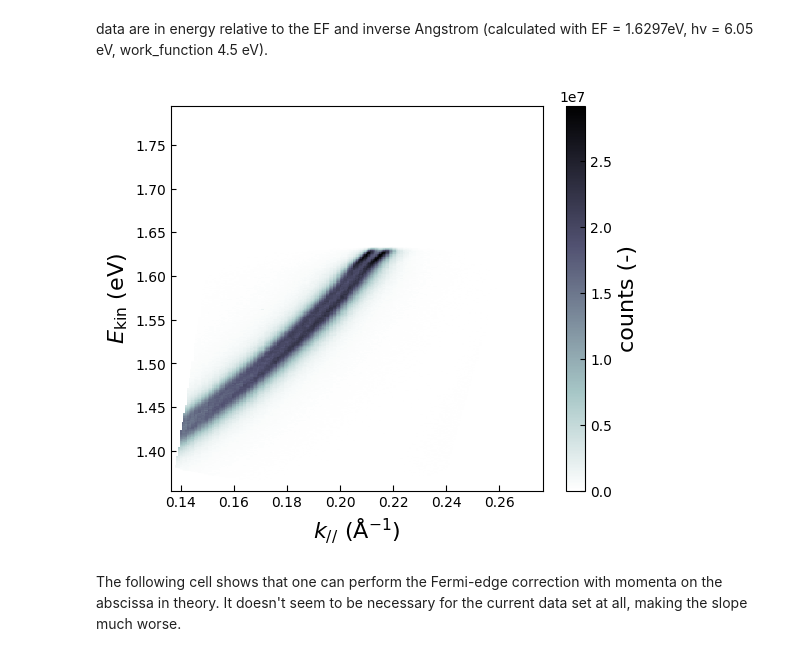
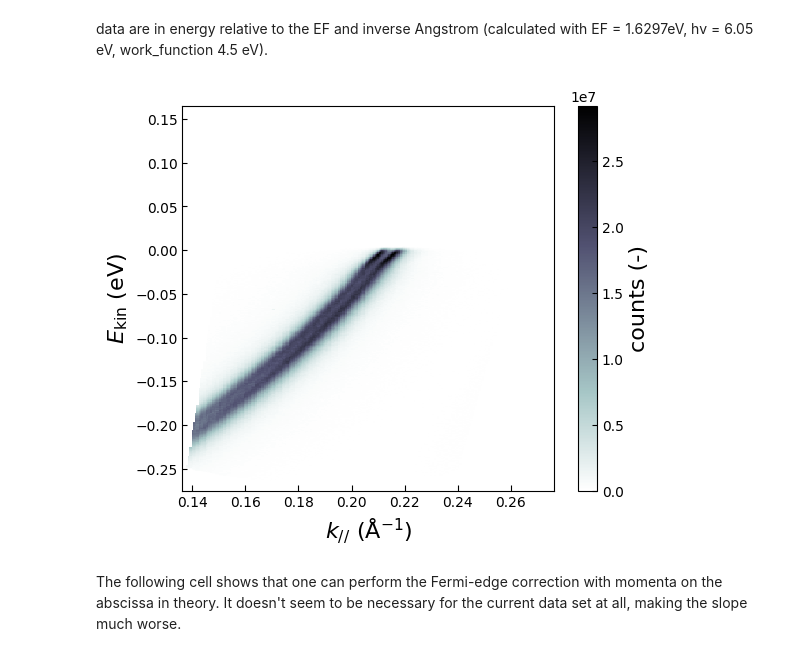
Before and after one commit to xARPES/xARPES, a Jupyter notebook: doc/notebooks/cu_111.ipynb, the cells around one changed output. Saved outputs shown, nothing was run; the diff lists cells and outputs as text; code cells hidden in the pictures.

```diff
--- a/doc/notebooks/cu_111.ipynb
+++ b/doc/notebooks/cu_111.ipynb
@@ -31,12 +30,15 @@ data are in energy relative to the EF and inverse Angstrom (calculated with EF =
 # %%
 %matplotlib inline
 
-bmap = xarpes.BandMap.from_np_arrays(intensities=intensities, momenta=kran, ekin=ekin,
+# bmap = xarpes.BandMap.from_np_arrays(intensities=intensities, momenta=kran, ekin=ekin,
+#         energy_resolution=0.0025, momentum_resolution=0.003, temperature=6)
+
+bmap = xarpes.BandMap.from_np_arrays(intensities=intensities, momenta=kran, enel=eran,
         energy_resolution=0.0025, momentum_resolution=0.003, temperature=6)
 
 fig = bmap.plot(abscissa='momentum', ordinate='kinetic_energy', size_kwargs=dict(w=6, h=5))
 # %% [output]
-[figure, old version]
+[figure, new version]
 # %% [markdown]
 The following cell shows that one can perform the Fermi-edge correction with momenta on the abscissa in theory.
 It doesn't seem to be necessary for the current data set at all, making the slope much worse.
```
Also changed, not shown: parts of 10 cells of this notebook, 4 other files.
